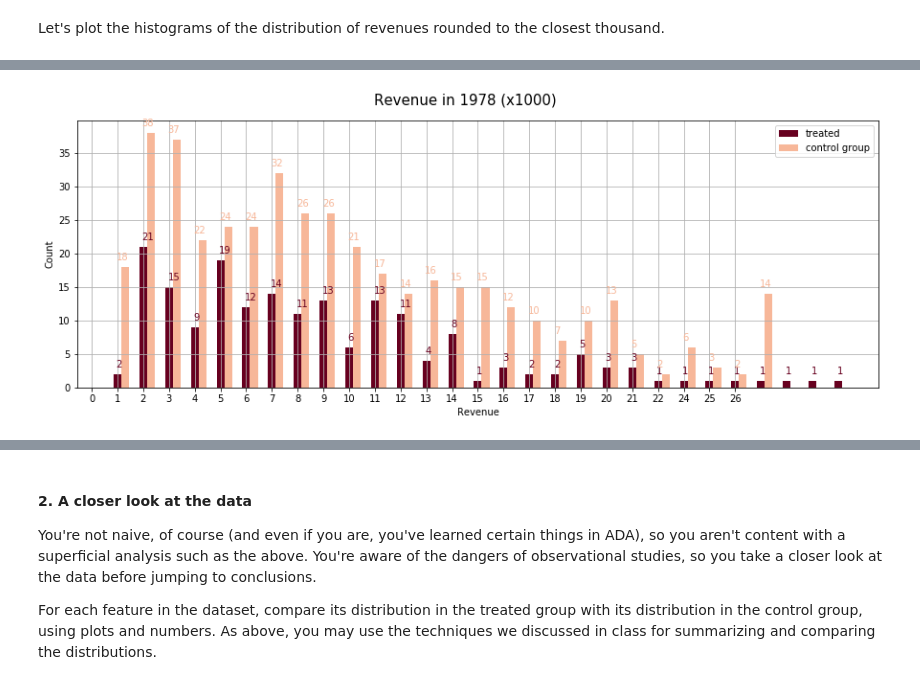
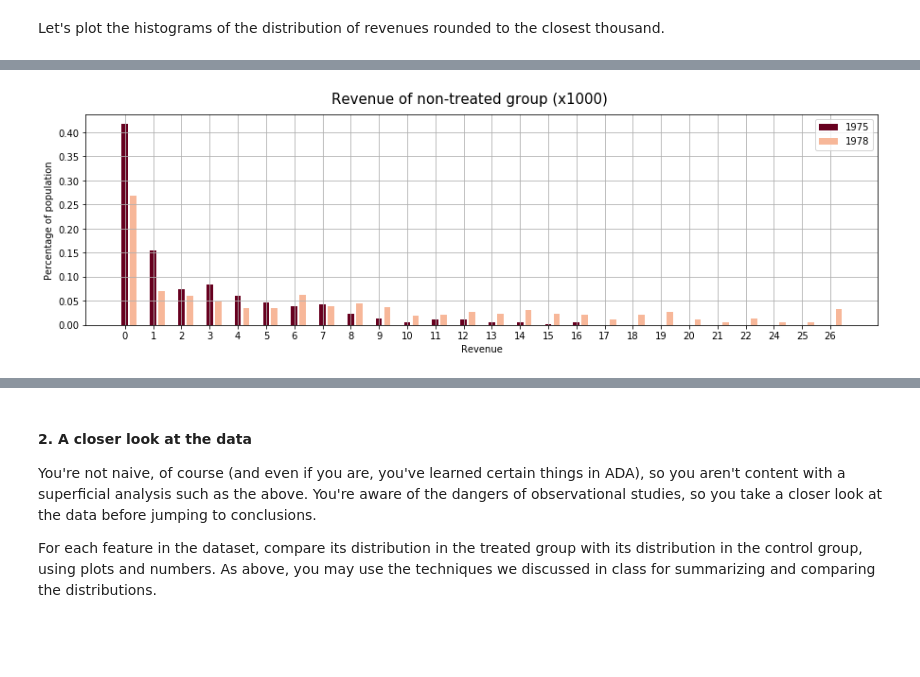
Before and after one commit to armand33/applied_data_analysis_2017, a Jupyter notebook: 04 - Applied ML/Homework 4.ipynb, the cells around one changed output, grey strips where cells are left out. Cells and saved outputs as stored; diff of their text form; code cells hidden in the pictures; blank space fills up the shorter version.

```diff
--- a/04 - Applied ML/Homework 4.ipynb
+++ b/04 - Applied ML/Homework 4.ipynb
@@ -69,5 +61,3 @@ def delete_zeros(df):
     count_treatment(df)
     df = df[df['re78']!=0]
     count_treatment(df)
-# %%
-df = interpolate(df)
@@ -141,0 +83,10 @@ plt.show()
+# %%
+fig, axes = plt.subplots(1,3,sharey=True)
+fig.set_size_inches(15,5)
+cols = ['re74','re75','re78']
+years = ['1974','1975','1978']
+for i in range(3): # 0 = treated (axis 0), 1 = non-treated (axis 1)
+    axes[i].boxplot([df.loc[df.treat==0,cols[i]].values,df.loc[df.treat==1,cols[i]].values])
+    axes[i].set_xticklabels(['Control population', 'Treated population'])
+    axes[i].set_title('Salary in ' + str(years[i]) + ' for both population groups')
+    axes[i].set_ylabel('Salary') # TODO annual?
@@ -142,8 +120,2 @@ plt.show()
 # %% [markdown]
 Let's plot the histograms of the distribution of revenues rounded to the closest thousand.
-# %%
-fig, ax = plt.subplots(1,2, sharex=True)
-fig.set_size_inches(12,4)
-ax[0].hist(treated_x, bins = 30)
-ax[1].hist(control_x, bins = 30)
-plt.show()
@@ -159,41 +129,45 @@ x_treated = (x_treated/1000).astype(int)
 x_control, y_control = np.unique(control_x, return_counts=True)
 x_control = (x_control/1000).astype(int)
 # %%
-def plot_histogram(xs, ys, title, figsize=(20,10)):
+def plot_histogram(df, columns, treated, title, legend, figsize=(20,10)):
     """
     This functions plots a histogram adding the values on top of the bins.
 
     x: values of the attribute that is being counted
     y: counts of the x values
     title: title to give to the histogram
     abscissa: absissa to be displayed (what is being counted)
     """
-
     color = cm.RdGy(np.linspace(0, 1, 4))
     fig, ax = plt.subplots(nrows=1, ncols=1, figsize=figsize)
-    width = figsize[0]/50 # the width of the bars
+    width = figsize[0]/100*(len(columns)+len(treated))/2 # the width of the bars
     offset = figsize[0]/50 # distance between two bars
 
     i = 0
-    for (x,y) in zip(xs,ys):
-        ind = np.arange(len(y))
-        ax.bar(ind + offset*i, y, width, color=color[i])
-        ax.set_xticks(ind - 1)
-        ax.set_xticklabels(x, minor=False)
+    for t in treated:
+        for c in columns:
+            x_treated = df.loc[df.treat == t, c].values.round(-3)
+            x_treated, y = np.unique(x_treated, return_counts=True)
+            y = y/len(df.loc[df.treat == t, c])
+            x = (x_treated/1000).astype(int)
+            ind = np.arange(len(y))
+            ax.bar(ind + offset*i, y, width, color=color[i])
+            ax.set_xticks(ind)
+            ax.set_xticklabels(x, minor=False)
 
 
-        for j, v in enumerate(y):
-            ax.text(j-width/6, v + 1, str(v), color=color[i])
-        i = i + 1
+            #for j, v in enumerate(y):
+            #    ax.text(j-width/6, v + 1, str(v), color=color[i])
+            i = i + 1
 
     fig.suptitle(title, fontsize=15)
     plt.grid()
     plt.xlabel('Revenue')
-    plt.ylabel('Count')
-    plt.legend(["treated","control group"])
+    plt.ylabel('Percentage of population')
+    plt.legend(legend)
     fig.subplots_adjust(top=0.9)
     plt.show()
 
-plot_histogram([x_treated,x_control], [y_treated, y_control], title='Revenue in 1978 (x1000)', figsize=(15,5))
+plot_histogram(df, ['re75','re78'], [0], legend = ['1975','1978'], title='Revenue of non-treated group (x1000)', figsize=(15,4))
 # %% [output]
-[figure, old version]
+[figure, new version]
```
Also changed, not shown: parts of 33 cells of this notebook.
